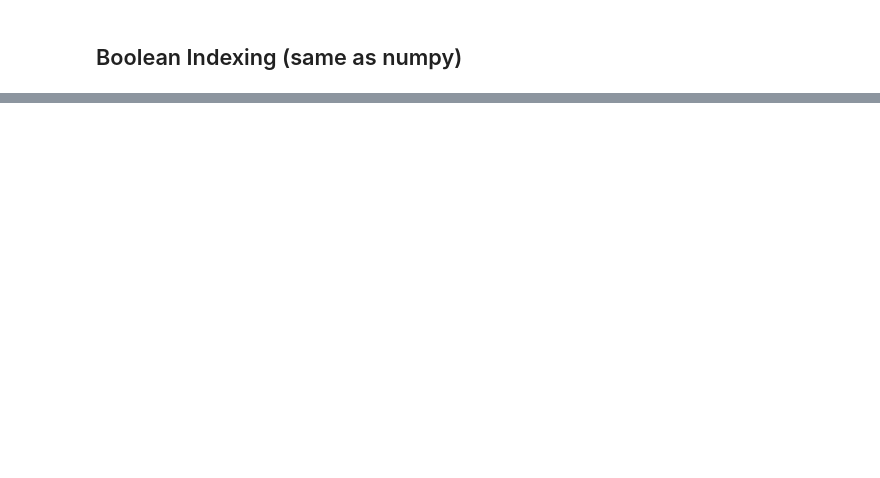
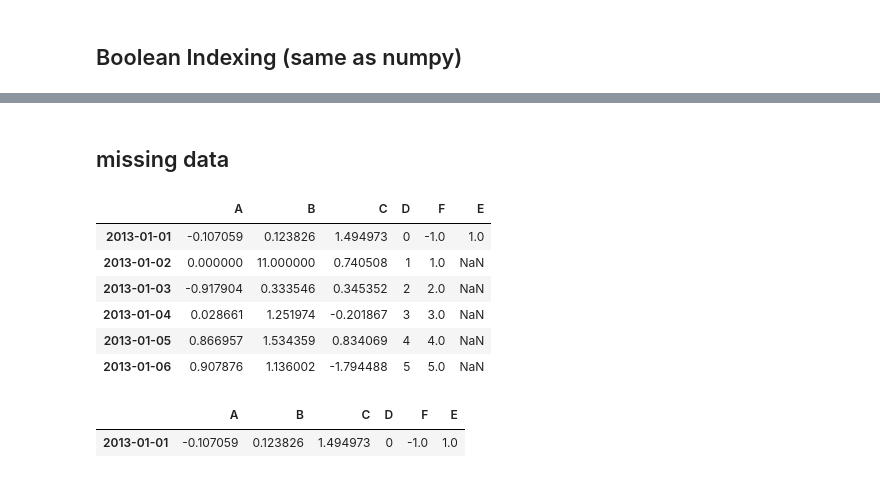
Before and after one commit to Abdullahaml1/learn-pandas, a Jupyter notebook: 01_ten_minutes_pandas.ipynb, the cells around one changed output, grey strips where cells are left out. Saved outputs shown, nothing was run; the diff lists cells and outputs as text; code cells hidden in the pictures; blank space fills up the shorter version.

```diff
--- a/01_ten_minutes_pandas.ipynb
+++ b/01_ten_minutes_pandas.ipynb
@@ -347,0 +433,6 @@ array([0.95085339, 0.94742904, 0.96542622, 0.9347268 , 0.96910775,
+# %%
+# setting an elemnt in a series
+s1 = pd.Series(np.arange(1, 7, dtype=np.int32), index=pd.date_range('20130102', periods=6))
+print(s1)
+df['F'] = s1
+df
@@ -347,0 +454,5 @@ array([0.95085339, 0.94742904, 0.96542622, 0.9347268 , 0.96910775,
+# %%
+# setting the second raw, 'A' by "label"
+indcies = df.index
+df.loc[indcies[1], 'A'] = 0 # same as 'at'
+df
@@ -347,0 +467,4 @@ array([0.95085339, 0.94742904, 0.96542622, 0.9347268 , 0.96910775,
+# %%
+# setting second raw and second columns by "value => index"
+df.iloc[1, 1] = 11
+df
@@ -347,0 +479,4 @@ array([0.95085339, 0.94742904, 0.96542622, 0.9347268 , 0.96910775,
+# %%
+# setting a whole column
+df.loc[:, 'D'] = np.arange(len(df))
+df
@@ -347,0 +504,21 @@ array([0.95085339, 0.94742904, 0.96542622, 0.9347268 , 0.96910775,
+# %% [markdown]
+## missing data
+# %%
+## reindex (i.e taking parts of the dataframe, or adding columns , or raws)
+df1 = df.reindex(index=df.index, columns=list(df.columns) + ['E'])
+df1.iloc[0, [-2, -1]] = [-1, 1]
+df1
+# %% [output]
+|  | A | B | C | D | F | E |
+| 2013-01-01 | -0.107059 | 0.123826 | 1.494973 | 0 | -1.0 | 1.0 |
+| 2013-01-02 | 0.000000 | 11.000000 | 0.740508 | 1 | 1.0 | NaN |
+| 2013-01-03 | -0.917904 | 0.333546 | 0.345352 | 2 | 2.0 | NaN |
+| 2013-01-04 | 0.028661 | 1.251974 | -0.201867 | 3 | 3.0 | NaN |
+| 2013-01-05 | 0.866957 | 1.534359 | 0.834069 | 4 | 4.0 | NaN |
+| 2013-01-06 | 0.907876 | 1.136002 | -1.794488 | 5 | 5.0 | NaN |
+# %%
+# dropiing np.nan values
+df1.dropna(how='any') # droping any raw that have no data
+# %% [output]
+|  | A | B | C | D | F | E |
+| 2013-01-01 | -0.107059 | 0.123826 | 1.494973 | 0 | -1.0 | 1.0 |
```
Also changed, not shown: parts of 67 cells of this notebook.
